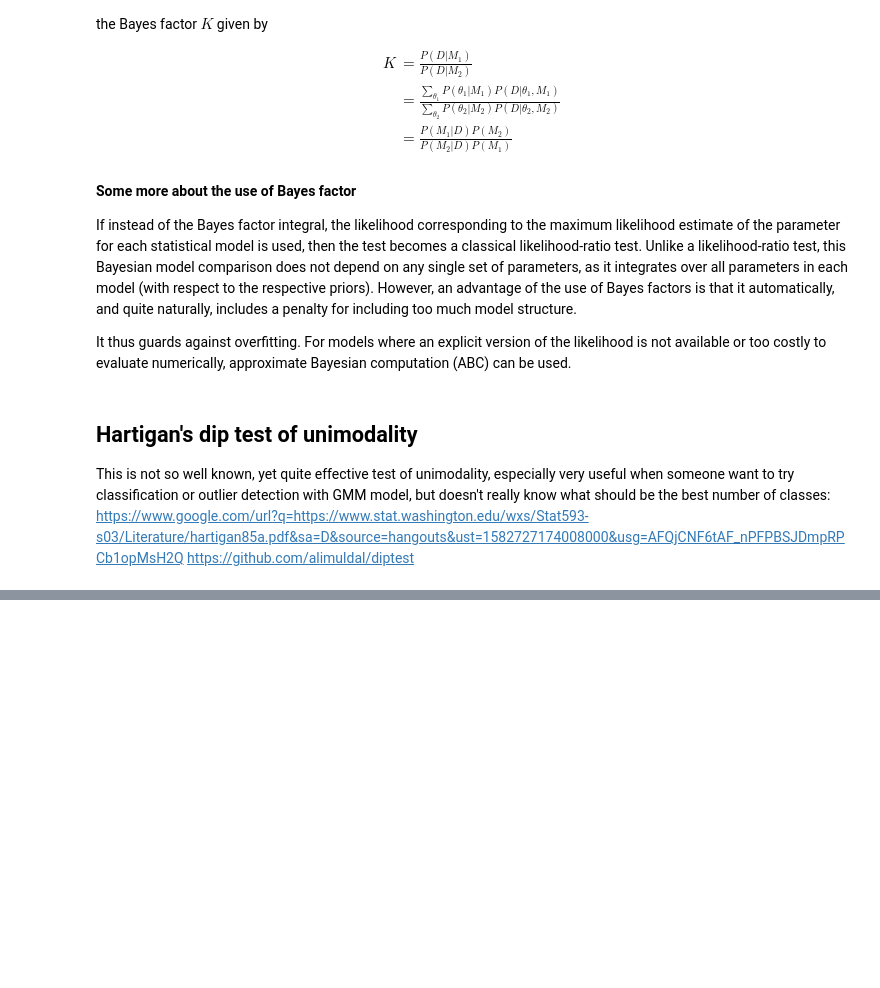
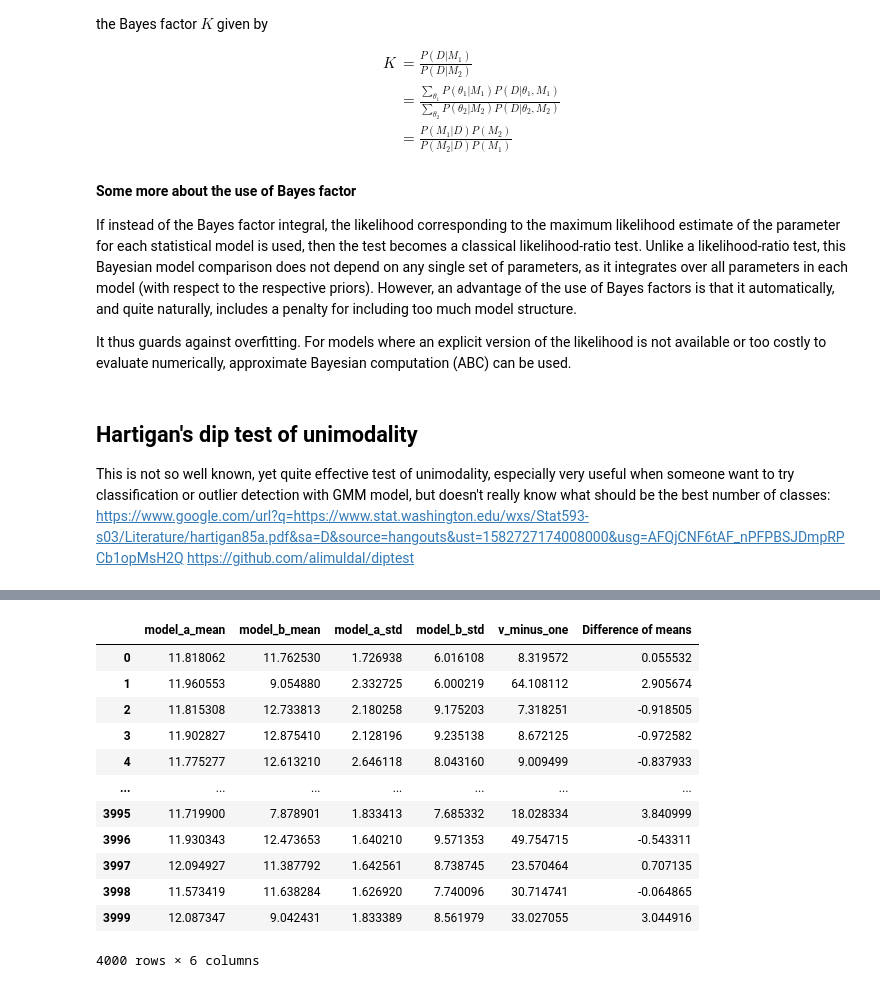
Before and after one commit to gnthibault/Optimisation-Python, a Jupyter notebook: StatisticalTest.ipynb, the cells around one changed output, grey strips where cells are left out. Saved outputs shown, nothing was run; the diff lists cells and outputs as text; code cells hidden in the pictures; blank space fills up the shorter version.

```diff
--- a/StatisticalTest.ipynb
+++ b/StatisticalTest.ipynb
@@ -1491,0 +1557,16 @@ https://github.com/alimuldal/diptest
+# %%
+trace_df
+# %% [output]
+|  | model_a_mean | model_b_mean | model_a_std | model_b_std | v_minus_one | Difference of means |
+| 0 | 11.818062 | 11.762530 | 1.726938 | 6.016108 | 8.319572 | 0.055532 |
+| 1 | 11.960553 | 9.054880 | 2.332725 | 6.000219 | 64.108112 | 2.905674 |
+| 2 | 11.815308 | 12.733813 | 2.180258 | 9.175203 | 7.318251 | -0.918505 |
+| 3 | 11.902827 | 12.875410 | 2.128196 | 9.235138 | 8.672125 | -0.972582 |
+| 4 | 11.775277 | 12.613210 | 2.646118 | 8.043160 | 9.009499 | -0.837933 |
+| ... | ... | ... | ... | ... | ... | ... |
+| 3995 | 11.719900 | 7.878901 | 1.833413 | 7.685332 | 18.028334 | 3.840999 |
+| 3996 | 11.930343 | 12.473653 | 1.640210 | 9.571353 | 49.754715 | -0.543311 |
+| 3997 | 12.094927 | 11.387792 | 1.642561 | 8.738745 | 23.570464 | 0.707135 |
+| 3998 | 11.573419 | 11.638284 | 1.626920 | 7.740096 | 30.714741 | -0.064865 |
+| 3999 | 12.087347 | 9.042431 | 1.833389 | 8.561979 | 33.027055 | 3.044916 |
+4000 rows × 6 columns
```
Also changed, not shown: parts of 8 cells of this notebook.
